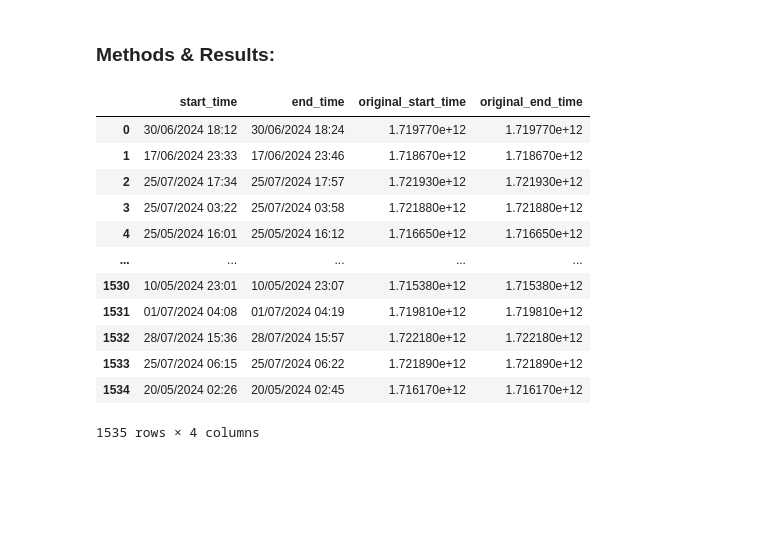
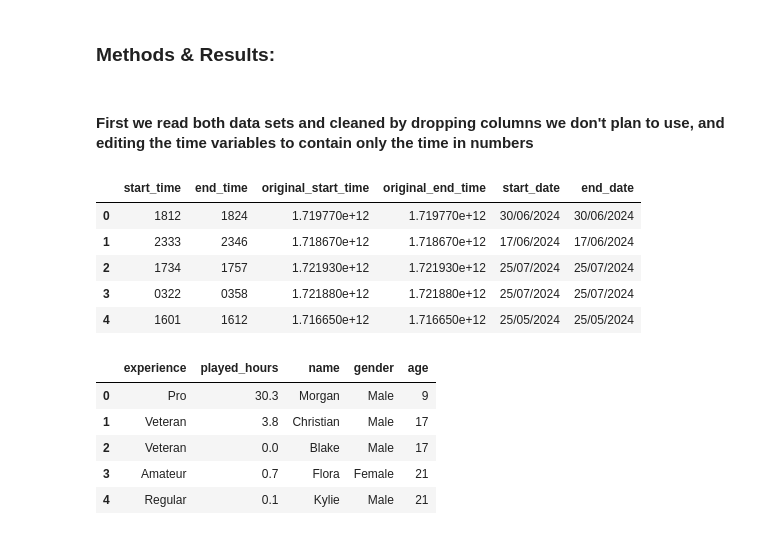
Before and after one commit to joshGRNT/DSCI_100_GP, a Jupyter notebook: Project_Final_Report.ipynb, the cells around one changed output. Drawn from its saved outputs; the diff is of its cells as text; code cells hidden in the pictures; blank space fills up the shorter version.

Commit message:
KNN regression framework and edited wrangling
Added more wrangling for start_time and end_time. Put in framework code for knn regression analysis

```diff
--- a/Project_Final_Report.ipynb
+++ b/Project_Final_Report.ipynb
@@ -81,25 +81,31 @@ To answer this question, we were given two datasets from the research group that
 </table>
 # %% [markdown]
 <h3><b>Methods & Results:</h3>
-# %%
-import pandas as pd
-
-players_data  = pd.read_csv('data/players.csv')
-sessions_data = pd.read_csv('data/sessions.csv')
-
-players_data.drop(columns = ["subscribe", "individualId", "organizationName", "hashedEmail"]) # RL - Unsure if this is needed as we only need to look at the sessions dataset
-sessions_data.drop(columns = ["hashedEmail"])  #, "original_start_time", "original_end_time" # RL - We can also probably get rid of original_start_time and original_end_time
-# %% [output]
-|  | start_time | end_time | original_start_time | original_end_time |
-| 0 | 30/06/2024 18:12 | 30/06/2024 18:24 | 1.719770e+12 | 1.719770e+12 |
-| 1 | 17/06/2024 23:33 | 17/06/2024 23:46 | 1.718670e+12 | 1.718670e+12 |
-| 2 | 25/07/2024 17:34 | 25/07/2024 17:57 | 1.721930e+12 | 1.721930e+12 |
-| 3 | 25/07/2024 03:22 | 25/07/2024 03:58 | 1.721880e+12 | 1.721880e+12 |
-| 4 | 25/05/2024 16:01 | 25/05/2024 16:12 | 1.716650e+12 | 1.716650e+12 |
-| ... | ... | ... | ... | ... |
-| 1530 | 10/05/2024 23:01 | 10/05/2024 23:07 | 1.715380e+12 | 1.715380e+12 |
-| 1531 | 01/07/2024 04:08 | 01/07/2024 04:19 | 1.719810e+12 | 1.719810e+12 |
-| 1532 | 28/07/2024 15:36 | 28/07/2024 15:57 | 1.722180e+12 | 1.722180e+12 |
-| 1533 | 25/07/2024 06:15 | 25/07/2024 06:22 | 1.721890e+12 | 1.721890e+12 |
-| 1534 | 20/05/2024 02:26 | 20/05/2024 02:45 | 1.716170e+12 | 1.716170e+12 |
-1535 rows × 4 columns
+# %% [markdown]
+<h4>First we read both data sets and cleaned by dropping columns we don't plan to use, and editing the time variables to contain only the time in numbers</h4>
+# %%
+import pandas as pd
+
+players = pd.read_csv('data/players.csv')
+sessions = pd.read_csv('data/sessions.csv')
+
+players = players.drop(columns = ["subscribe", "individualId", "organizationName", "hashedEmail"]) # RL - Unsure if this is needed as we only need to look at the sessions dataset
+sessions = sessions.drop(columns = ["hashedEmail"])  #, "original_start_time", "original_end_time" # RL - We can also probably get rid of original_start_time and original_end_time
+sessions[["start_date", "start_time"]] = sessions["start_time"].str.split(" ", expand=True)
+sessions[["end_date", "end_time"]] = sessions["end_time"].str.split(" ", expand=True)
+sessions["start_time"] = sessions["start_time"].str.replace(":", "") #this is to get start/end time with no date and no :
+sessions["end_time"] = sessions["end_time"].str.replace(":", "")
+display(sessions.head(5), players.head(5))
+# %% [output]
+|  | start_time | end_time | original_start_time | original_end_time | start_date | end_date |
+| 0 | 1812 | 1824 | 1.719770e+12 | 1.719770e+12 | 30/06/2024 | 30/06/2024 |
+| 1 | 2333 | 2346 | 1.718670e+12 | 1.718670e+12 | 17/06/2024 | 17/06/2024 |
+| 2 | 1734 | 1757 | 1.721930e+12 | 1.721930e+12 | 25/07/2024 | 25/07/2024 |
+| 3 | 0322 | 0358 | 1.721880e+12 | 1.721880e+12 | 25/07/2024 | 25/07/2024 |
+| 4 | 1601 | 1612 | 1.716650e+12 | 1.716650e+12 | 25/05/2024 | 25/05/2024 |
+|  | experience | played_hours | name | gender | age |
+| 0 | Pro | 30.3 | Morgan | Male | 9 |
+| 1 | Veteran | 3.8 | Christian | Male | 17 |
+| 2 | Veteran | 0.0 | Blake | Male | 17 |
+| 3 | Amateur | 0.7 | Flora | Female | 21 |
+| 4 | Regular | 0.1 | Kylie | Male | 21 |
```
Also changed, not shown: parts of 5 cells of this notebook.
